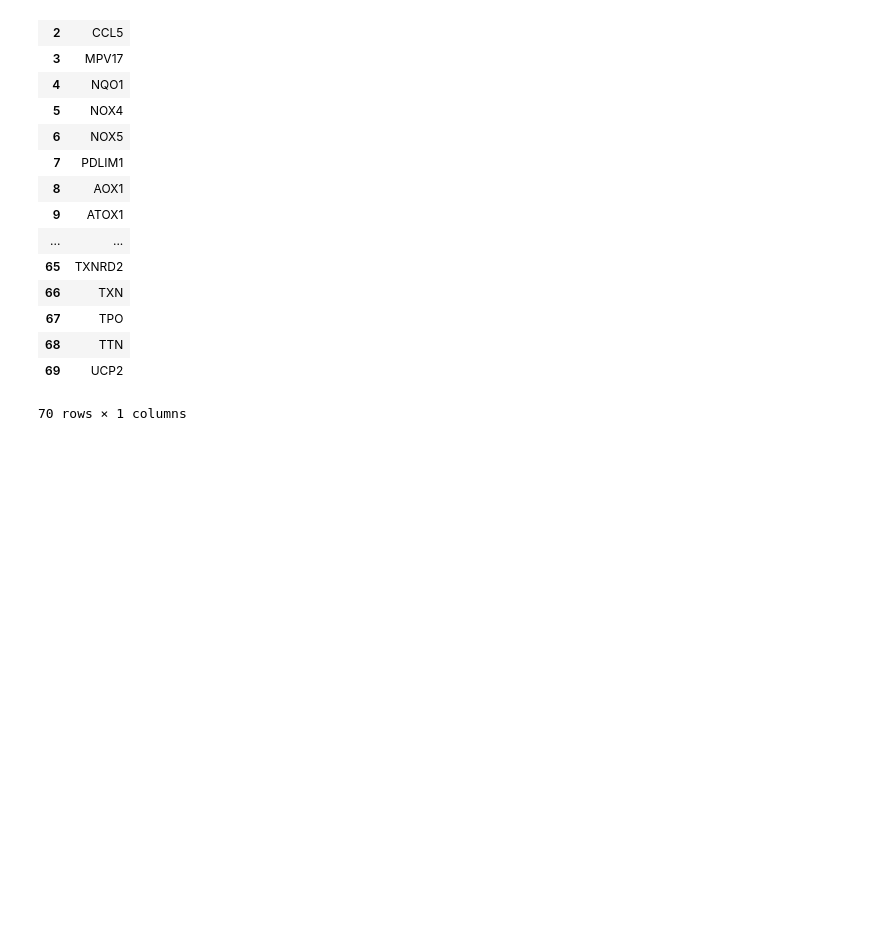
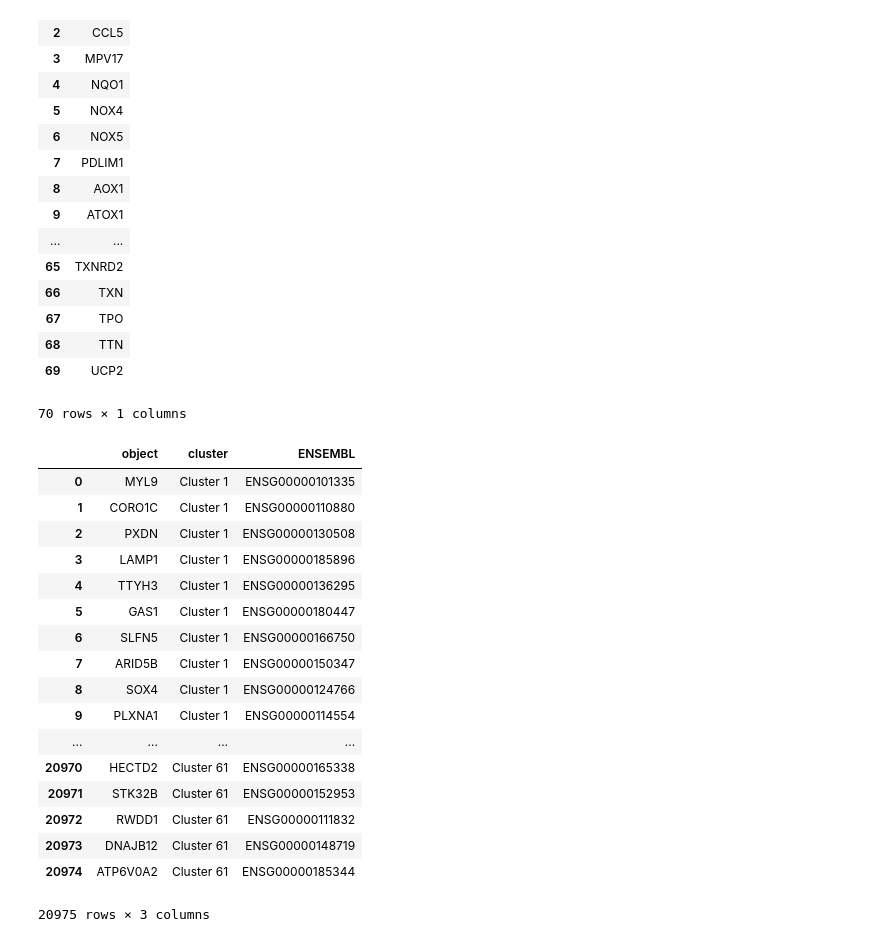
Before and after one commit to yollct/thesis_tool, a Jupyter notebook: Untitled.ipynb, the cells around one changed output. Saved outputs shown, nothing was run; the diff lists cells and outputs as text; code cells hidden in the pictures; blank space fills up the shorter version.

Commit message:
ensembl id

```diff
--- a/Untitled.ipynb
+++ b/Untitled.ipynb
@@ -24,8 +24,27 @@ oxi_gene[['ID']]
 | 69 | UCP2 |
 70 rows × 1 columns
 # %%
-clusters = pd.read_csv("/home/chit/Desktop/Thesis/results/05.08/cluster_table.csv")
-filter1 = clusters[clusters['object'].isin(oxi_gene['ID'])].cluster.unique()
+clusters = pd.read_csv("/home/chit/Desktop/Thesis/results/05.08/cluster_table.csv", sep="\t")
+clusters
+# %% [output]
+|  | object | cluster | ENSEMBL |
+| 0 | MYL9 | Cluster 1 | ENSG00000101335 |
+| 1 | CORO1C | Cluster 1 | ENSG00000110880 |
+| 2 | PXDN | Cluster 1 | ENSG00000130508 |
+| 3 | LAMP1 | Cluster 1 | ENSG00000185896 |
+| 4 | TTYH3 | Cluster 1 | ENSG00000136295 |
+| 5 | GAS1 | Cluster 1 | ENSG00000180447 |
+| 6 | SLFN5 | Cluster 1 | ENSG00000166750 |
+| 7 | ARID5B | Cluster 1 | ENSG00000150347 |
+| 8 | SOX4 | Cluster 1 | ENSG00000124766 |
+| 9 | PLXNA1 | Cluster 1 | ENSG00000114554 |
+| ... | ... | ... | ... |
+| 20970 | HECTD2 | Cluster 61 | ENSG00000165338 |
+| 20971 | STK32B | Cluster 61 | ENSG00000152953 |
+| 20972 | RWDD1 | Cluster 61 | ENSG00000111832 |
+| 20973 | DNAJB12 | Cluster 61 | ENSG00000148719 |
+| 20974 | ATP6V0A2 | Cluster 61 | ENSG00000185344 |
+20975 rows × 3 columns
 # %%
 with open("/home/chit/Desktop/Thesis/results/05.08/all_connect.txt") as f:
     connect = f.read().split("\n")
```
Also changed, not shown: parts of 3 cells of this notebook, 2 other files.
